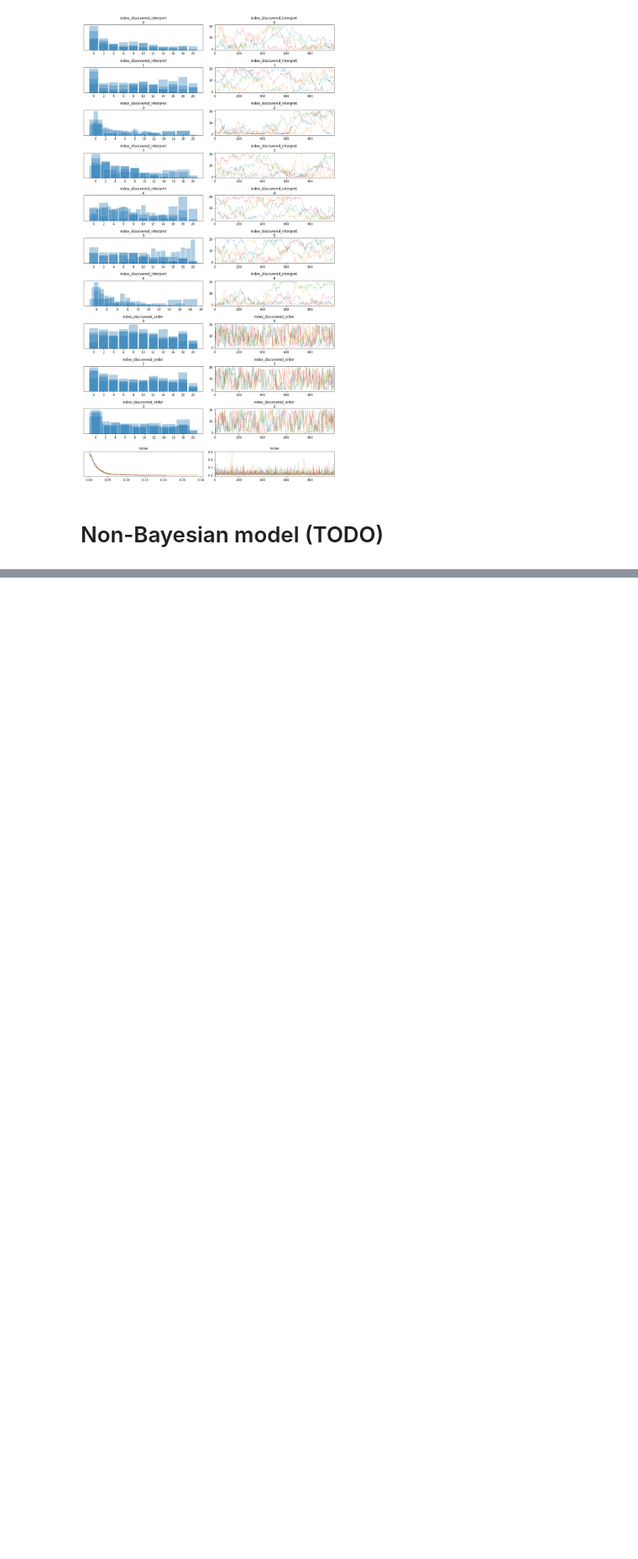
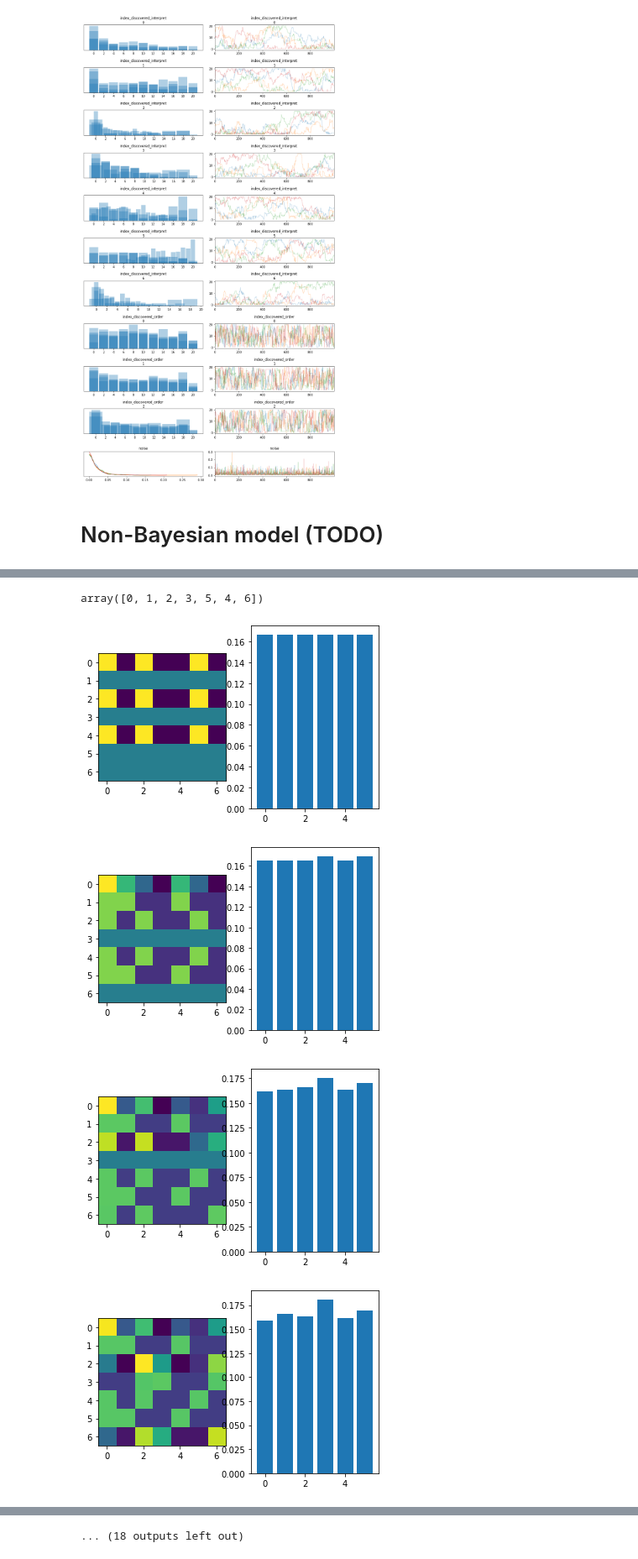
Before and after one commit to thelogicalgrammar/joint_learning, a Jupyter notebook: model/basicmodel.ipynb, the cells around one changed output, grey strips where cells are left out. Shown: that part at 84% size. Drawn from its saved outputs; the diff is of its cells as text; code cells hidden in the pictures; blank space fills up the shorter version.

```diff
--- a/model/basicmodel.ipynb
+++ b/model/basicmodel.ipynb
@@ -741,7 +741,7 @@ with pm.Model() as model:
 
     noise = pm.Exponential(
         'noise',
-        lam=2.
+        lam=6
     )
     # noise = tt.zeros(1)
 
@@ -868,0 +935,46 @@ p_{i}
+# %%
+scenes, languages = define_objects()
+index_true_language = (2,3)
+true_scenes, index_scenes, signals = generate_trials(
+    languages[index_true_language],
+    30,
+    scenes,
+    4
+)
+# %%
+language_interpret[2]
+# %% [output]
+array([0, 1, 2, 3, 5, 4, 6])
+# %%
+# dims (word, meaning)
+# probability that each word has each meaning
+interpretation_weights = normalize(
+    np.ones((7,7)),
+    axis=1
+)
+
+# dims (word order)
+word_order_weights = normalize(
+    np.ones(6)
+)
+
+for true_scene_index, signal in zip(true_scenes, signals):
+
+    true_scene = scenes[true_scene_index]
+
+    interpretation_weights, word_order_weights = update_weights(
+        interpretation_weights,
+        word_order_weights,
+        true_scene,
+        signal
+    )
+
+    fig, (ax1, ax2) = plt.subplots(1,2)
+    ax1.imshow(interpretation_weights)
+    ax2.bar(np.arange(len(word_order_weights)), word_order_weights)
+    plt.show()
+# %% [output]
+[figure, added]
+[figure, added]
+[figure, added]
+[figure, added]
@@ -868,0 +989 @@ p_{i}
+... (18 outputs left out)
```
Also changed, not shown: parts of 7 cells of this notebook.
